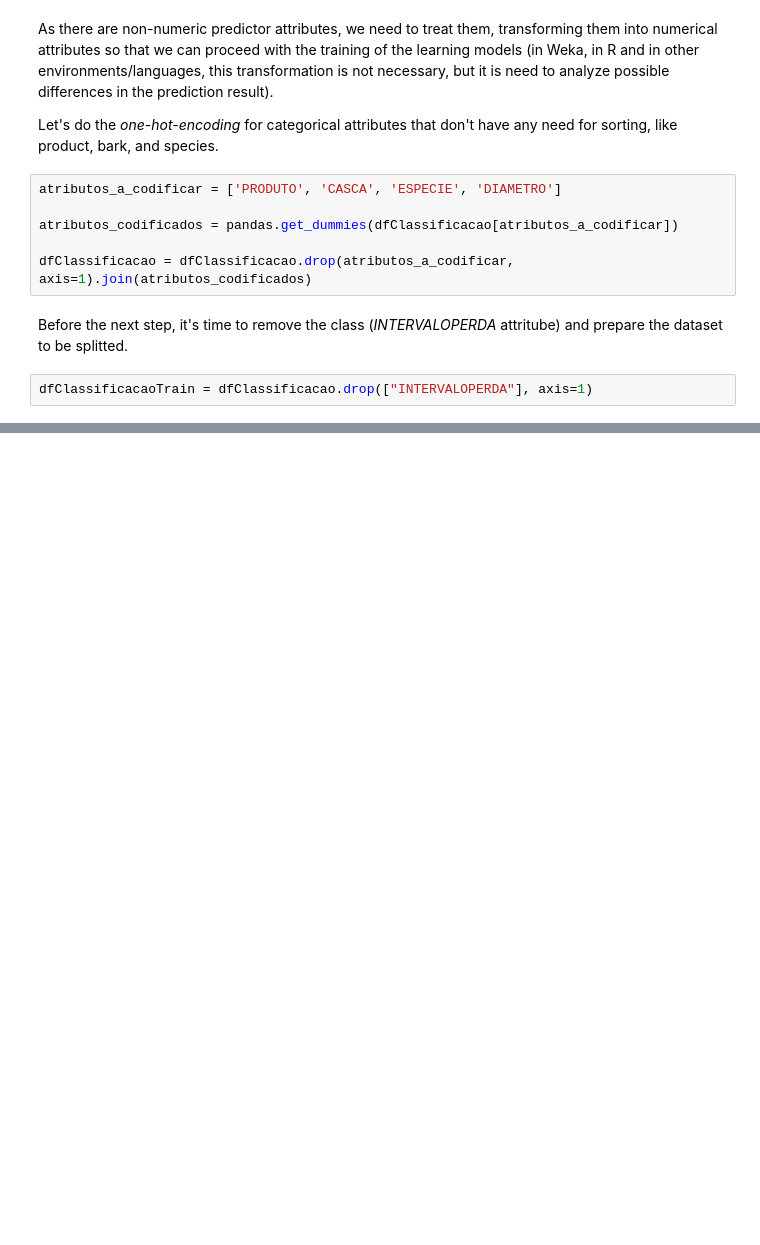
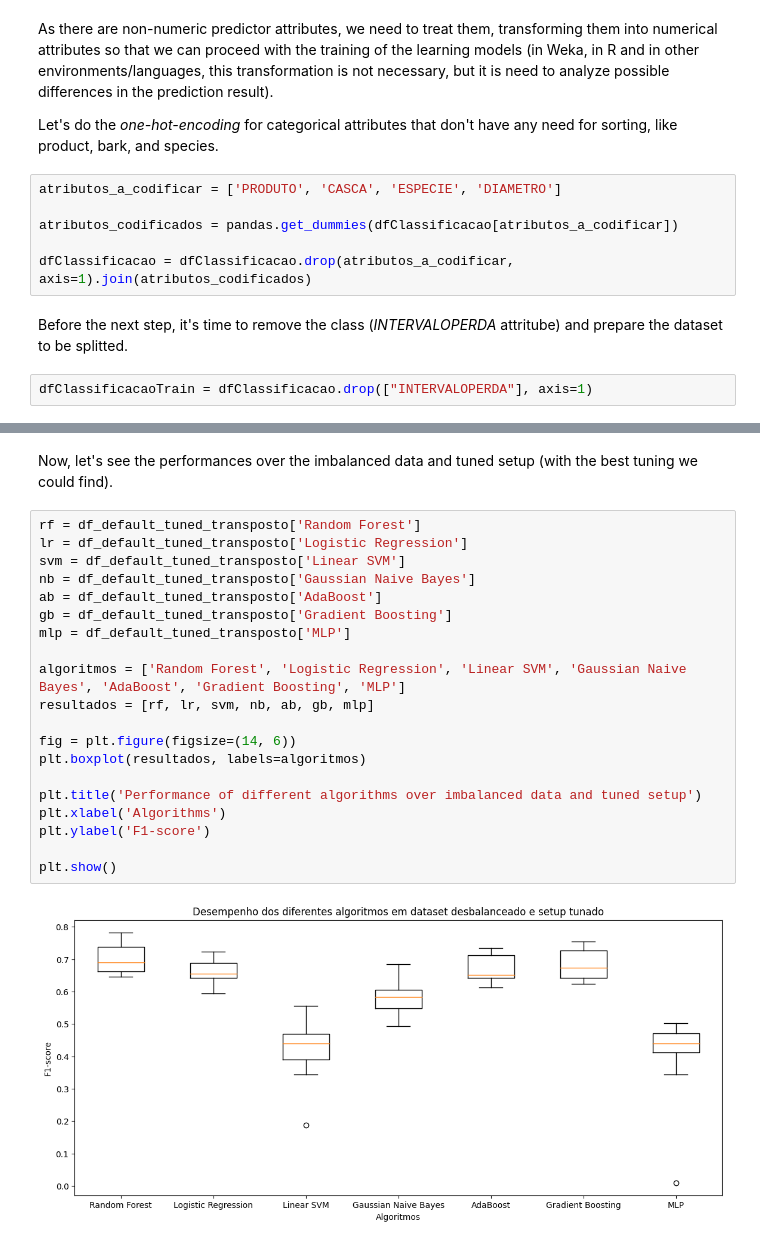
Before and after one commit to vmendesmagalhaes/Machine-Learning, a Jupyter notebook: Prediction_of_the_moisture_content_variation_on_wood.ipynb, the cells around one changed output, grey strips where cells are left out. Drawn from its saved outputs; the diff is of its cells as text; blank space fills up the shorter version.

```diff
--- a/Prediction_of_the_moisture_content_variation_on_wood.ipynb
+++ b/Prediction_of_the_moisture_content_variation_on_wood.ipynb
@@ -745,0 +897,24 @@ O melhor modelo é:  AdaBoostClassifier(algorithm='SAMME', n_estimators=1)
+# %% [markdown]
+Now, let's see the performances over the imbalanced data and tuned setup (with the best tuning we could find).
+# %%
+rf = df_default_tuned_transposto['Random Forest']
+lr = df_default_tuned_transposto['Logistic Regression']
+svm = df_default_tuned_transposto['Linear SVM']
+nb = df_default_tuned_transposto['Gaussian Naive Bayes']
+ab = df_default_tuned_transposto['AdaBoost']
+gb = df_default_tuned_transposto['Gradient Boosting']
+mlp = df_default_tuned_transposto['MLP']
+
+algoritmos = ['Random Forest', 'Logistic Regression', 'Linear SVM', 'Gaussian Naive Bayes', 'AdaBoost', 'Gradient Boosting', 'MLP']
+resultados = [rf, lr, svm, nb, ab, gb, mlp]
+
+fig = plt.figure(figsize=(14, 6))
+plt.boxplot(resultados, labels=algoritmos)
+
+plt.title('Performance of different algorithms over imbalanced data and tuned setup')
+plt.xlabel('Algorithms')
+plt.ylabel('F1-score')
+
+plt.show()
+# %% [output]
+[figure, added]
```
Also changed, not shown: parts of 117 cells of this notebook.
